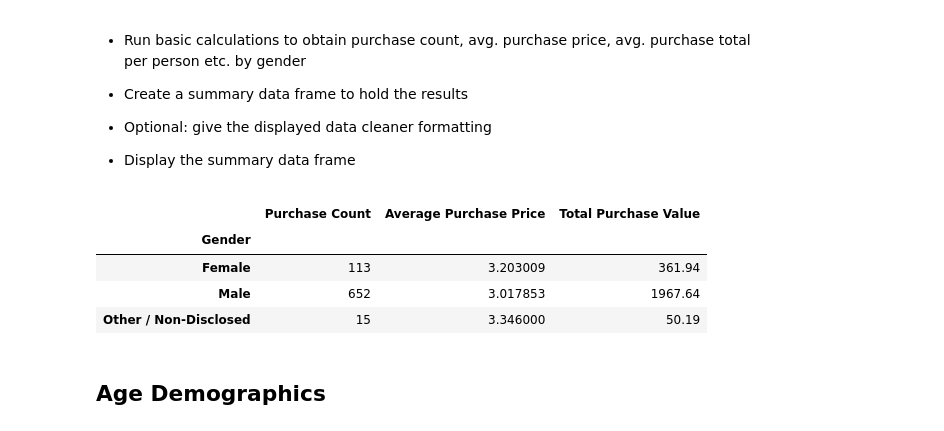
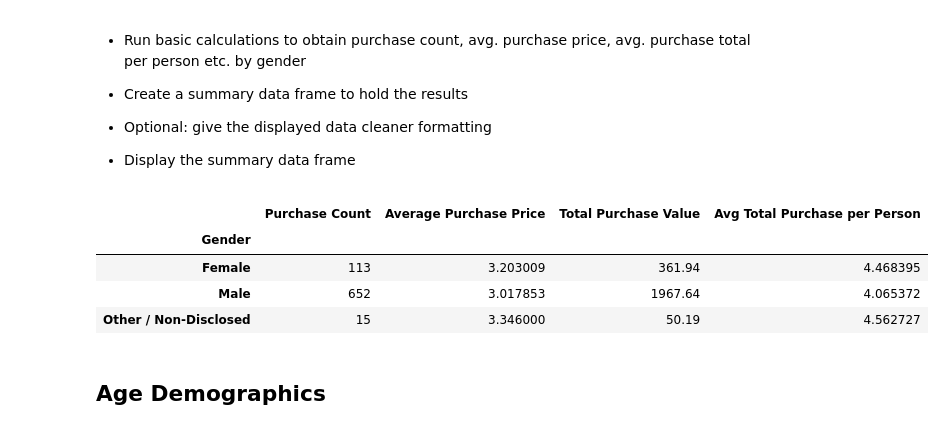
Before and after one commit to ermcgrew/pandas-challenge, a Jupyter notebook: HeroesOfPymoli/Main.ipynb, the cells around one changed output. Drawn from its saved outputs; the diff is of its cells as text; code cells hidden in the pictures.

```diff
--- a/HeroesOfPymoli/Main.ipynb
+++ b/HeroesOfPymoli/Main.ipynb
@@ -72,17 +72,24 @@ summary_df
 
 * Percentage and Count of Other / Non-Disclosed
 # %%
-purchase_data_nodupes_df = purchase_data.drop_duplicates(subset="SN") #keep only unique users
+#use only unique users
+purchase_data_nodupes_df = purchase_data.drop_duplicates(subset="SN")
 
+#count for users of each gender
 gender_count = purchase_data_nodupes_df["Gender"].value_counts()
+
+#create DF to hold info
 gender_demo_df = pd.DataFrame(gender_count)
 
+#rename columns
 gender_demos_df2 = gender_demo_df.rename(columns={"Gender": "Total Count"})
 
+#percent of total players for each gender
 percent = ((gender_demos_df2["Total Count"])/player_count) *100
 
+#add to DF
 gender_demos_df2["Percentage of Players"] = percent
-gender_demos_df2["Percentage of Players"] = gender_demos_df2["Percentage of Players"].map("{:.2f}%".format)
+#gender_demos_df2["Percentage of Players"] = gender_demos_df2["Percentage of Players"].map("{:.2f}%".format)
 
 gender_demos_df2
 # %% [output]
@@ -109,37 +116,30 @@ gender_demos_df2
 # %%
 purchase_gender = purchase_data.groupby(["Gender"]).agg({"Price": ["count", "mean", "sum"]})
 
 #rename columns
-clean_purchase_gender = purchase_gender.rename(columns={"count": "Purchase Count", 'mean': "Average Purchase Price", "sum": "Total Purchase Value"})
+clean_purchase_gender = purchase_gender.rename(columns={"count": "Purchase Count",
+                                                        'mean': "Average Purchase Price",
+                                                        "sum": "Total Purchase Value"})
+
 #remove "Price" at top of chart
 clean_purchase_gender.columns = clean_purchase_gender.columns.droplevel(level=0)
-clean_purchase_gender
+
+#avg. purchase total per person
+clean_purchase_gender["Avg Total Purchase per Person"] = clean_purchase_gender["Total Purchase Value"]/gender_demos_df2["Total Count"]
+
+#format columns
+#clean_purchase_gender["Average Purchase Price"] = clean_purchase_gender["Average Purchase Price"].map("${:.2f}".format)
+#clean_purchase_gender["Total Purchase Value"]=clean_purchase_gender["Total Purchase Value"].map("${:.2f}".format)
+#clean_purchase_gender["Avg Total Purchase per Person"]=clean_purchase_gender["Avg Total Purchase per Person"].map("${:.2f}".format)
 
 
-#*************************************************
-#avg. purchase total per person
-
-#group by SN then sum their price and divide the price count by sum count
-group_gender_SN = purchase_data.groupby(["SN"])
-total_each = group_gender_SN["Price"].sum()
-number_each = group_gender_SN["Price"].count()
-
-avg_each = total_each/number_each
-avg_each
-
-#count, sum, average for all females, all males, all non-disc
-
-
-
-#add to clean_purchase_gender df
-
-#format columns
+clean_purchase_gender
 # %% [output]
-|  | Purchase Count | Average Purchase Price | Total Purchase Value |
-| Gender |  |  |  |
-| Female | 113 | 3.203009 | 361.94 |
-| Male | 652 | 3.017853 | 1967.64 |
-| Other / Non-Disclosed | 15 | 3.346000 | 50.19 |
+|  | Purchase Count | Average Purchase Price | Total Purchase Value | Avg Total Purchase per Person |
+| Gender |  |  |  |  |
+| Female | 113 | 3.203009 | 361.94 | 4.468395 |
+| Male | 652 | 3.017853 | 1967.64 | 4.065372 |
+| Other / Non-Disclosed | 15 | 3.346000 | 50.19 | 4.562727 |
 # %% [markdown]
 ## Age Demographics
 # %% [markdown]
```
Also changed, not shown: parts of 6 cells of this notebook.
